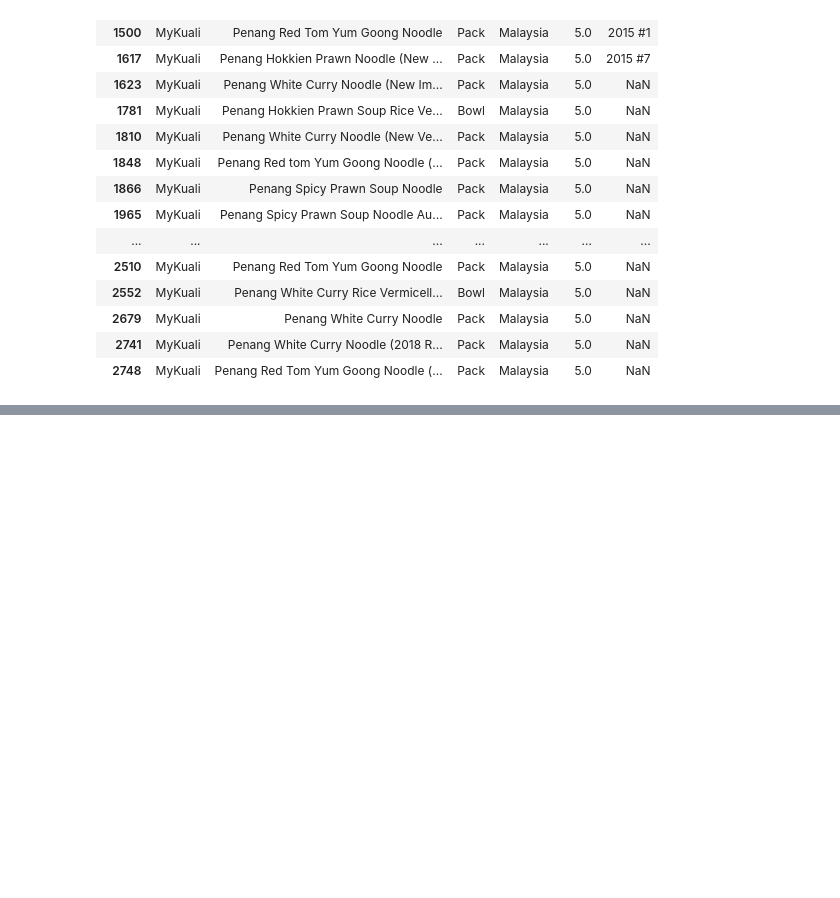
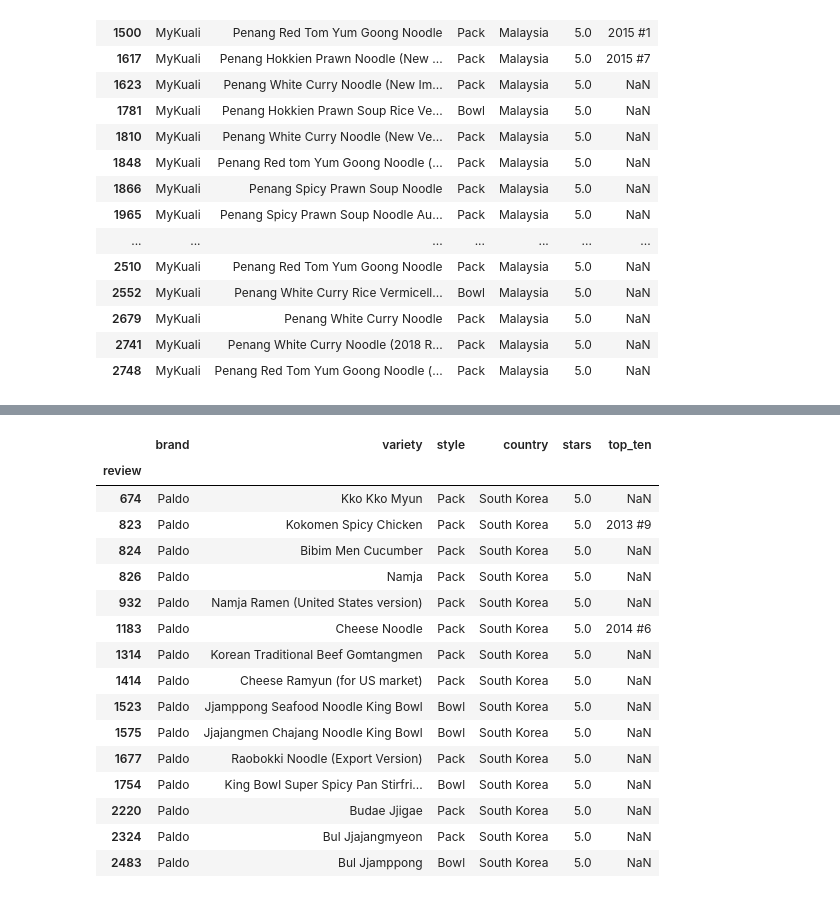
Before and after one commit to TuMaths/ramen-ratings, a Jupyter notebook: Ramen Ratings Analysis.ipynb, the cells around one changed output, grey strips where cells are left out. Saved outputs shown, nothing was run; the diff lists cells and outputs as text; code cells hidden in the pictures; blank space fills up the shorter version.

```diff
--- a/Ramen Ratings Analysis.ipynb
+++ b/Ramen Ratings Analysis.ipynb
@@ -443,0 +494,21 @@ kuali_list
+# %%
+paldo_list = ramen_ratings[(ramen_ratings['brand'] == "Paldo")]
+paldo_list[paldo_list['stars'] == 5]
+# %% [output]
+|  | brand | variety | style | country | stars | top_ten |
+| review |  |  |  |  |  |  |
+| 674 | Paldo | Kko Kko Myun | Pack | South Korea | 5.0 | NaN |
+| 823 | Paldo | Kokomen Spicy Chicken | Pack | South Korea | 5.0 | 2013 #9 |
+| 824 | Paldo | Bibim Men Cucumber | Pack | South Korea | 5.0 | NaN |
+| 826 | Paldo | Namja | Pack | South Korea | 5.0 | NaN |
+| 932 | Paldo | Namja Ramen (United States version) | Pack | South Korea | 5.0 | NaN |
+| 1183 | Paldo | Cheese Noodle | Pack | South Korea | 5.0 | 2014 #6 |
+| 1314 | Paldo | Korean Traditional Beef Gomtangmen | Pack | South Korea | 5.0 | NaN |
+| 1414 | Paldo | Cheese Ramyun (for US market) | Pack | South Korea | 5.0 | NaN |
+| 1523 | Paldo | Jjamppong Seafood Noodle King Bowl | Bowl | South Korea | 5.0 | NaN |
+| 1575 | Paldo | Jjajangmen Chajang Noodle King Bowl | Bowl | South Korea | 5.0 | NaN |
+| 1677 | Paldo | Raobokki Noodle (Export Version) | Pack | South Korea | 5.0 | NaN |
+| 1754 | Paldo | King Bowl Super Spicy Pan Stirfri... | Bowl | South Korea | 5.0 | NaN |
+| 2220 | Paldo | Budae Jjigae | Pack | South Korea | 5.0 | NaN |
+| 2324 | Paldo | Bul Jjajangmyeon | Pack | South Korea | 5.0 | NaN |
+| 2483 | Paldo | Bul Jjamppong | Bowl | South Korea | 5.0 | NaN |
```
Also changed, not shown: parts of 21 cells of this notebook.
